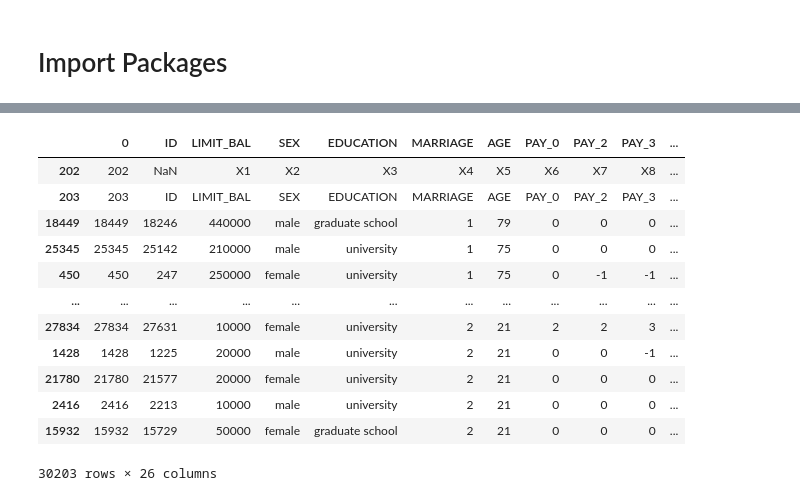
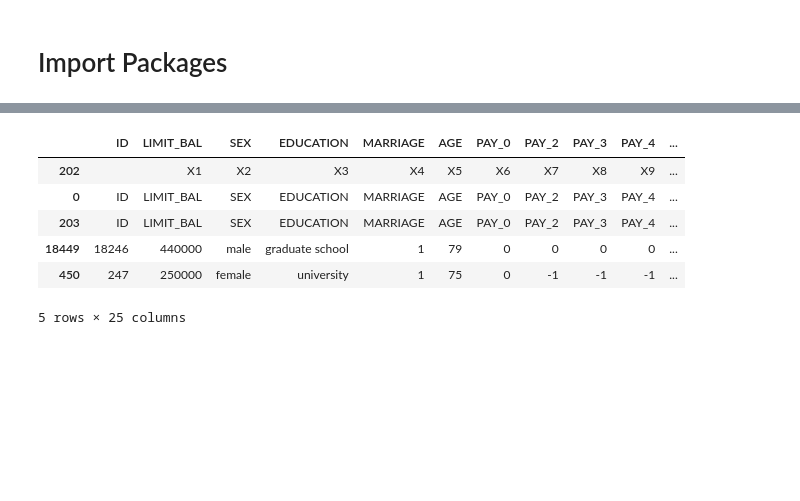
Before and after one commit to debasmitamohanty/UTDA, a Jupyter notebook: C2T1.ipynb, the cells around one changed output, grey strips where cells are left out. Cells and saved outputs as stored; diff of their text form; code cells hidden in the pictures; blank space fills up the shorter version.

Commit message:
Changes in PipeLine
Modified the pipe line. Incorporated the changes of read/write file. Order Clause, and How to choose # of records.

```diff
--- a/C2T1.ipynb
+++ b/C2T1.ipynb
@@ -84,7 +70,3 @@ C2T1Report.docx
-# %%
-df = pd.read_csv('credit1_extract_data_out_2.csv')
-#data = data.sample(100)
-#print(df.shape)
 # %%
 df.dtypes
 # %% [output]
@@ -106,6 +88,7 @@ X23                object
 Y                  object
 dtype: object
 # %%
+#2#delete the header row and make the first row the new header row
 new_header = df.iloc[0]
-df = df[1:]
+df = df[0:]
 df.columns = new_header
@@ -127,20 +95,13 @@ df.head(10)
 # %%
-# sorting data frame by name
-df.sort_values("AGE", axis = 0, ascending = False,
-                 inplace = True, na_position ='last')
+#3# sorting data frame by name
+df = df.sort_values('AGE', ascending = False)
 #disply data
-df
+df.head()
 # %% [output]
-|  | 0 | ID | LIMIT_BAL | SEX | EDUCATION | MARRIAGE | AGE | PAY_0 | PAY_2 | PAY_3 | ... |
-| 202 | 202 | NaN | X1 | X2 | X3 | X4 | X5 | X6 | X7 | X8 | ... |
-| 203 | 203 | ID | LIMIT_BAL | SEX | EDUCATION | MARRIAGE | AGE | PAY_0 | PAY_2 | PAY_3 | ... |
-| 18449 | 18449 | 18246 | 440000 | male | graduate school | 1 | 79 | 0 | 0 | 0 | ... |
-| 25345 | 25345 | 25142 | 210000 | male | university | 1 | 75 | 0 | 0 | 0 | ... |
-| 450 | 450 | 247 | 250000 | female | university | 1 | 75 | 0 | -1 | -1 | ... |
-| ... | ... | ... | ... | ... | ... | ... | ... | ... | ... | ... | ... |
-| 27834 | 27834 | 27631 | 10000 | female | university | 2 | 21 | 2 | 2 | 3 | ... |
-| 1428 | 1428 | 1225 | 20000 | male | university | 2 | 21 | 0 | 0 | -1 | ... |
-| 21780 | 21780 | 21577 | 20000 | female | university | 2 | 21 | 0 | 0 | 0 | ... |
-| 2416 | 2416 | 2213 | 10000 | male | university | 2 | 21 | 0 | 0 | 0 | ... |
-| 15932 | 15932 | 15729 | 50000 | female | graduate school | 2 | 21 | 0 | 0 | 0 | ... |
+|  | ID | LIMIT_BAL | SEX | EDUCATION | MARRIAGE | AGE | PAY_0 | PAY_2 | PAY_3 | PAY_4 | ... |
+| 202 |  | X1 | X2 | X3 | X4 | X5 | X6 | X7 | X8 | X9 | ... |
+| 0 | ID | LIMIT_BAL | SEX | EDUCATION | MARRIAGE | AGE | PAY_0 | PAY_2 | PAY_3 | PAY_4 | ... |
+| 203 | ID | LIMIT_BAL | SEX | EDUCATION | MARRIAGE | AGE | PAY_0 | PAY_2 | PAY_3 | PAY_4 | ... |
+| 18449 | 18246 | 440000 | male | graduate school | 1 | 79 | 0 | 0 | 0 | 0 | ... |
+| 450 | 247 | 250000 | female | university | 1 | 75 | 0 | -1 | -1 | -1 | ... |
-30203 rows × 26 columns
+5 rows × 25 columns
```
Also changed, not shown: parts of 21 cells of this notebook.
